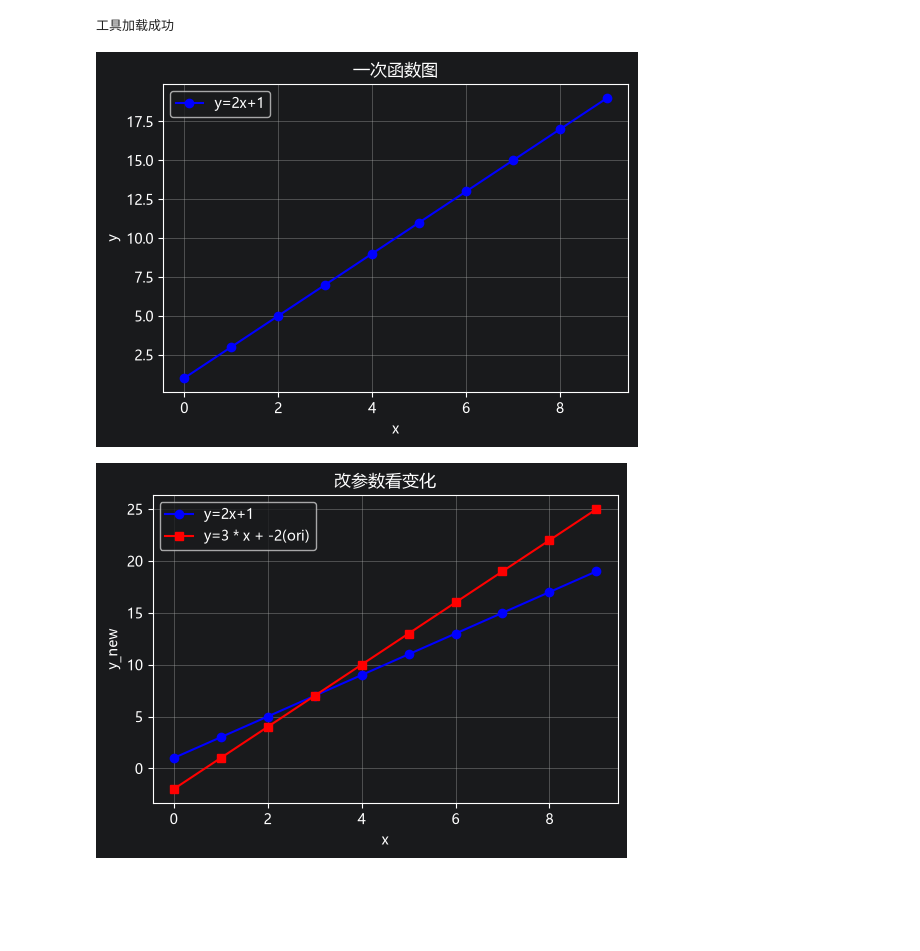
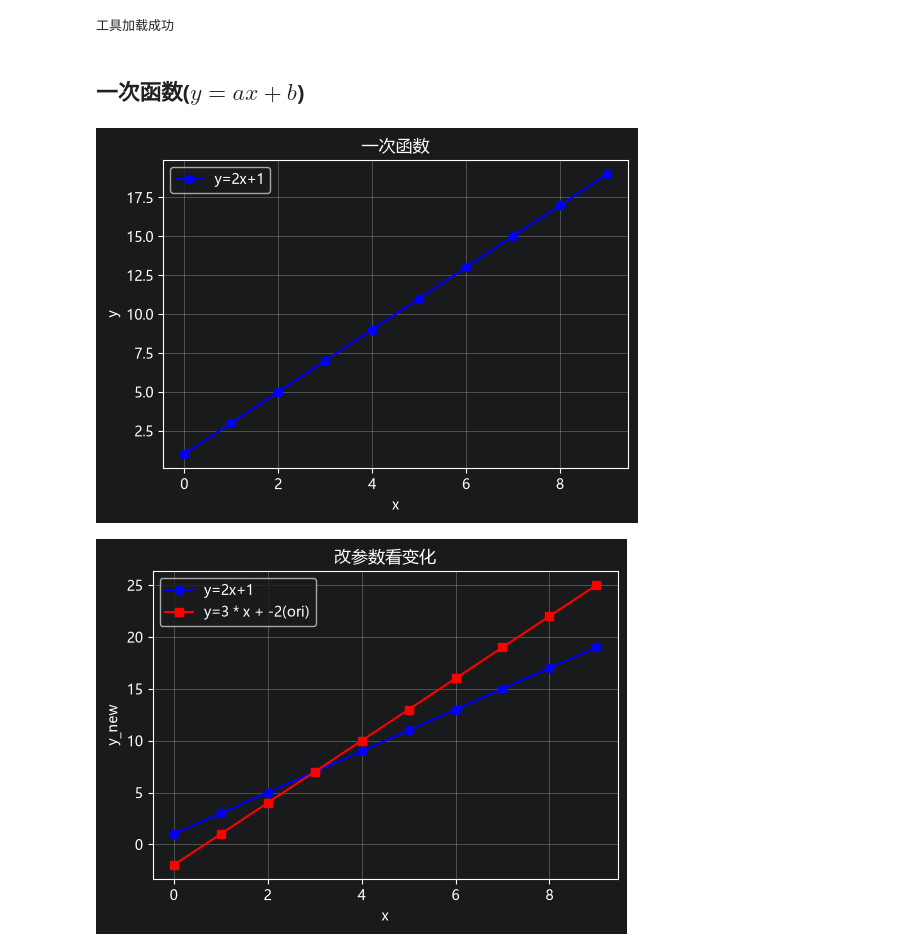
Before and after one commit to xiaohutuxian111/mathpro, a Jupyter notebook: class01_可视化数学与函数画图/class01_可视化数学与函数画图.ipynb, the cells around one changed output. Drawn from its saved outputs; the diff is of its cells as text; code cells hidden in the pictures; blank space fills up the shorter version.

```diff
--- a/class01_可视化数学与函数画图/class01_可视化数学与函数画图.ipynb
+++ b/class01_可视化数学与函数画图/class01_可视化数学与函数画图.ipynb
@@ -61,20 +58,22 @@ plt.rcParams["axes.unicode_minus"] = False
 print('工具加载成功')
 # %% [output]
 工具加载成功
+# %% [markdown]
+## 一次函数($y=ax+b$)
 # %%
 # 画y=2x+1
 x = np.array([0, 1, 2, 3, 4, 5, 6, 7, 8, 9])
 y = 2 * x + 1
 plt.figure(figsize=(6, 4))
 plt.plot(x, y, 'b-o', label='y=2x+1')
-plt.title("一次函数图")
+plt.title("一次函数")
 plt.xlabel('x')
 plt.ylabel('y')
 plt.legend()
 plt.grid(True)
 plt.show()
 # %% [output]
-[figure, old version]
+[figure, new version]
 # %%
 slope = 3
 intercept = -2
```
Also changed, not shown: parts of 6 cells of this notebook, 2 other files.
